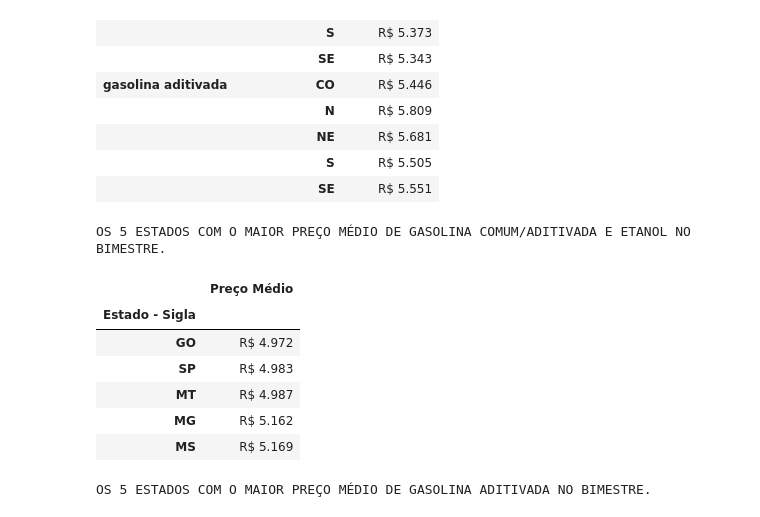
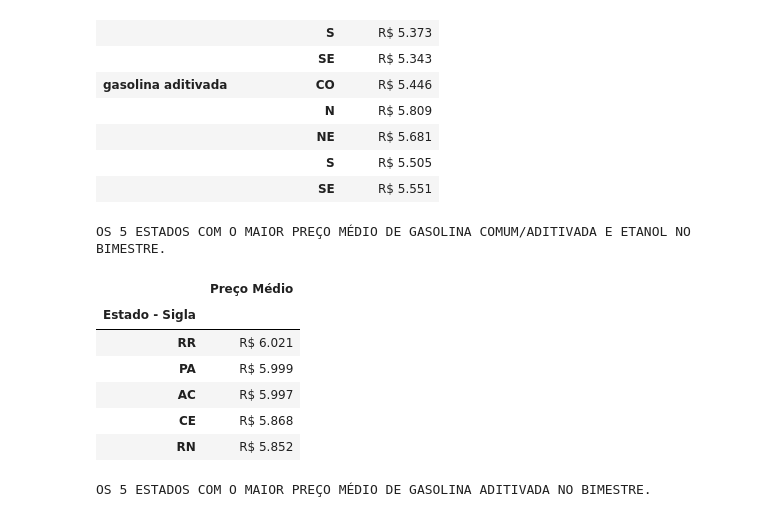
Before and after one commit to pedrorcm/Analise-Combustiveis-M4, a Jupyter notebook: main.ipynb, the cells around one changed output. Cells and saved outputs as stored; diff of their text form; code cells hidden in the pictures.

```diff
--- a/main.ipynb
+++ b/main.ipynb
@@ -233,25 +233,25 @@ display(relacao_comb_preco_ago.sort_values(by='Produto', ascending=True))
 |  | SE | R$ 5.551 |
 # %%
 # 3. Quais os 5 estados com o preço médio da gasolina e do etanol mais caros?
+
 # Levando em consideração os 2 meses e os 2 combustíveis juntos,Gasolina(comum/aditiva) e Etanol.
 dados_agrupados_estado = conjunto_dados.copy()
 
 media_combs_estados = dados_agrupados_estado.groupby(dados_agrupados_estado['Estado - Sigla'])[['Valor de Venda']].mean()
 media_combs_estados.columns = ['Preço Médio']
 media_combs_estados['Preço Médio'] = media_combs_estados['Preço Médio'].apply(formatar)
-# media_combs_estados.style.highlight_max(color='lightgreen')
 
 print('OS 5 ESTADOS COM O MAIOR PREÇO MÉDIO DE GASOLINA COMUM/ADITIVADA E ETANOL NO BIMESTRE.')
-display(media_combs_estados.sort_values(by='Preço Médio', ascending=True).head())
+display(media_combs_estados.sort_values(by='Preço Médio', ascending=False).head())
 # %% [output]
 OS 5 ESTADOS COM O MAIOR PREÇO MÉDIO DE GASOLINA COMUM/ADITIVADA E ETANOL NO BIMESTRE.
 |  | Preço Médio |
 | Estado - Sigla |  |
-| GO | R$ 4.972 |
-| SP | R$ 4.983 |
-| MT | R$ 4.987 |
-| MG | R$ 5.162 |
-| MS | R$ 5.169 |
+| RR | R$ 6.021 |
+| PA | R$ 5.999 |
+| AC | R$ 5.997 |
+| CE | R$ 5.868 |
+| RN | R$ 5.852 |
 # %%
 # Fazendo a média bimestral com a Gasolina, Gasolina Aditivada e o Etanol separados.
 media_gas_adt_estado = dados_agrupados_estado.loc[dados_agrupados_estado['Produto'] == 'gasolina aditivada'].groupby(dados_agrupados_estado['Estado - Sigla'])
```
Also changed, not shown: parts of 22 cells of this notebook.
